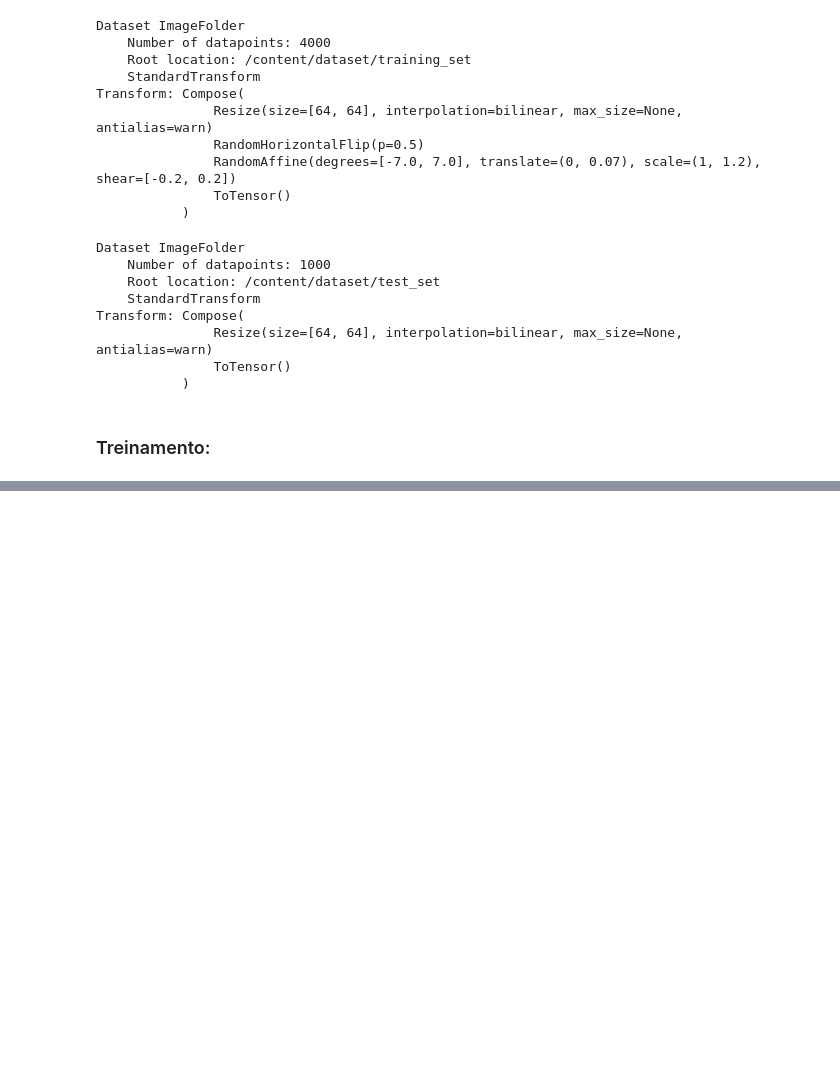
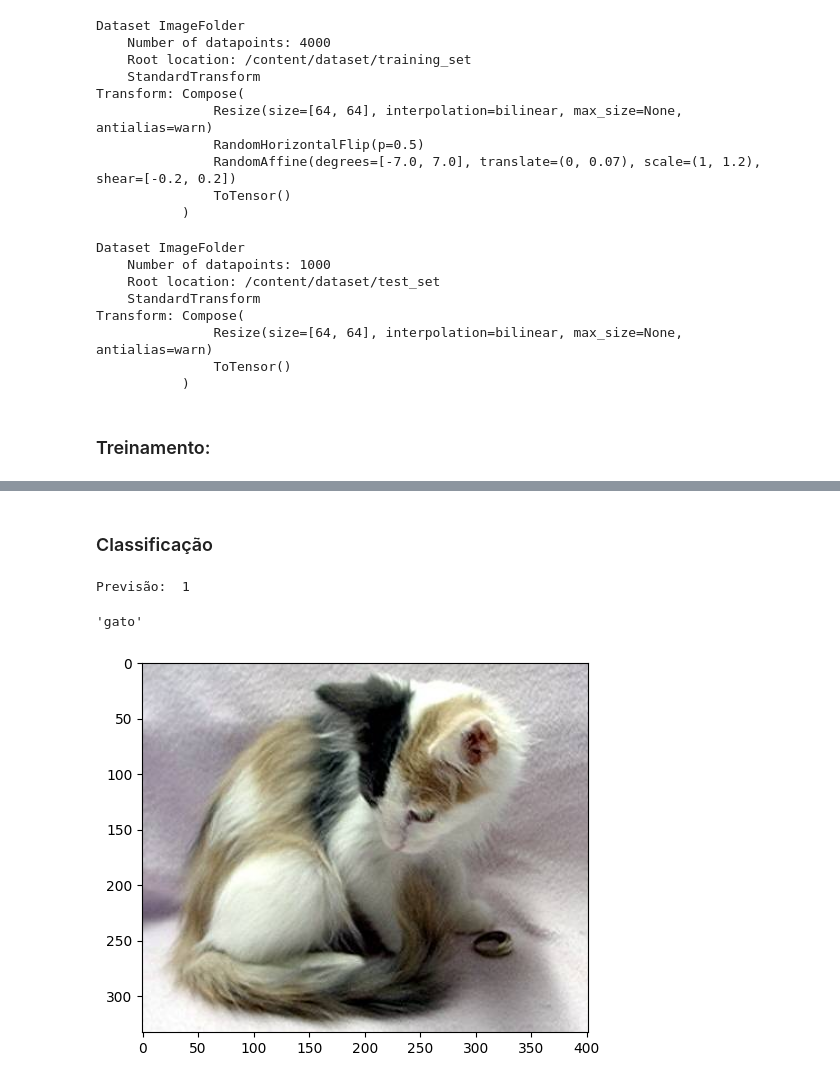
Before and after one commit to Ibsen-Gomes/Convolutional_Neural_Network, a Jupyter notebook: Part_2_Convolutional_Neural_Network.ipynb, the cells around one changed output, grey strips where cells are left out. Cells and saved outputs as stored; diff of their text form; code cells hidden in the pictures; blank space fills up the shorter version.

```diff
--- a/Part_2_Convolutional_Neural_Network.ipynb
+++ b/Part_2_Convolutional_Neural_Network.ipynb
@@ -132,3 +140,6 @@ Transform: Compose(
 test_loader = torch.utils.data.DataLoader(test_dataset, batch_size=32, shuffle=True)
 # %% [markdown]
 ### Treinamento:
+# %%
+device = torch.device('cuda') if torch.cuda.is_available() else torch.device('cpu')
+device
@@ -134,0 +236,48 @@ test_loader = torch.utils.data.DataLoader(test_dataset, batch_size=32, shuffle=T
+# %% [markdown]
+### Classificação
+# %%
+# Função para utilizar com diferentes entrada (imagens):
+
+def classificar_imagem(fname):
+
+  #carregar imagem
+  from PIL import Image # biblioteca p/ vizualizar imagens
+  import matplotlib.pyplot as plt
+  imagem_teste = Image.open(data_dir_test + '/' + fname) # leitura da imagem de teste
+  plt.imshow(imagem_teste) # plotar a imagem escolhida
+
+  #pré-processar a imagem:
+  import numpy as np
+  imagem_teste = imagem_teste.resize((64, 64)) # rediemncionar p/ 64x64 (input da rede neural)
+  imagem_teste = np.array(imagem_teste.getdata()).reshape(*imagem_teste.size, 3) #converter p/ numpy array
+  imagem_teste = imagem_teste / 255 # normalização (escala RGB =0,255) -> p/ valores entre 0 e 1
+  imagem_teste = imagem_teste.transpose(2, 0, 1) # muda ordem das dimensões (betch_size, canal, canal)
+  imagem_teste = torch.tensor(imagem_teste, dtype=torch.float).view(-1, *imagem_teste.shape) # formatação p/ usar o PyTroch
+
+  # Classificação:
+  classificador.eval() # classificador em modo avaliação
+  imagem_teste = imagem_teste.to(device) # mandar imagem p/ GPU
+  output = classificador.forward(imagem_teste) # passar a imagem de teste na rede
+
+  # condicional p/ classificação binária:
+  if output > 0.5:
+    output = 1
+  else:
+    output = 0
+  print('Previsão: ', output)
+
+  # indicação de é gato ou cachorro:
+
+  # criando um dicionário p/ buscar o nome da classe presenta na base de teste:
+  idx_to_class = {value: key for key, value in test_dataset.class_to_idx.items()}
+
+  return idx_to_class[output]
+# %%
+# Teste com uma imagem:
+
+imagem = '/gato/cat.3500.jpg'
+classificar_imagem(imagem)
+# %% [output]
+Previsão:  1
+'gato'
+[figure, added]
```
Also changed, not shown: parts of 6 cells of this notebook.
